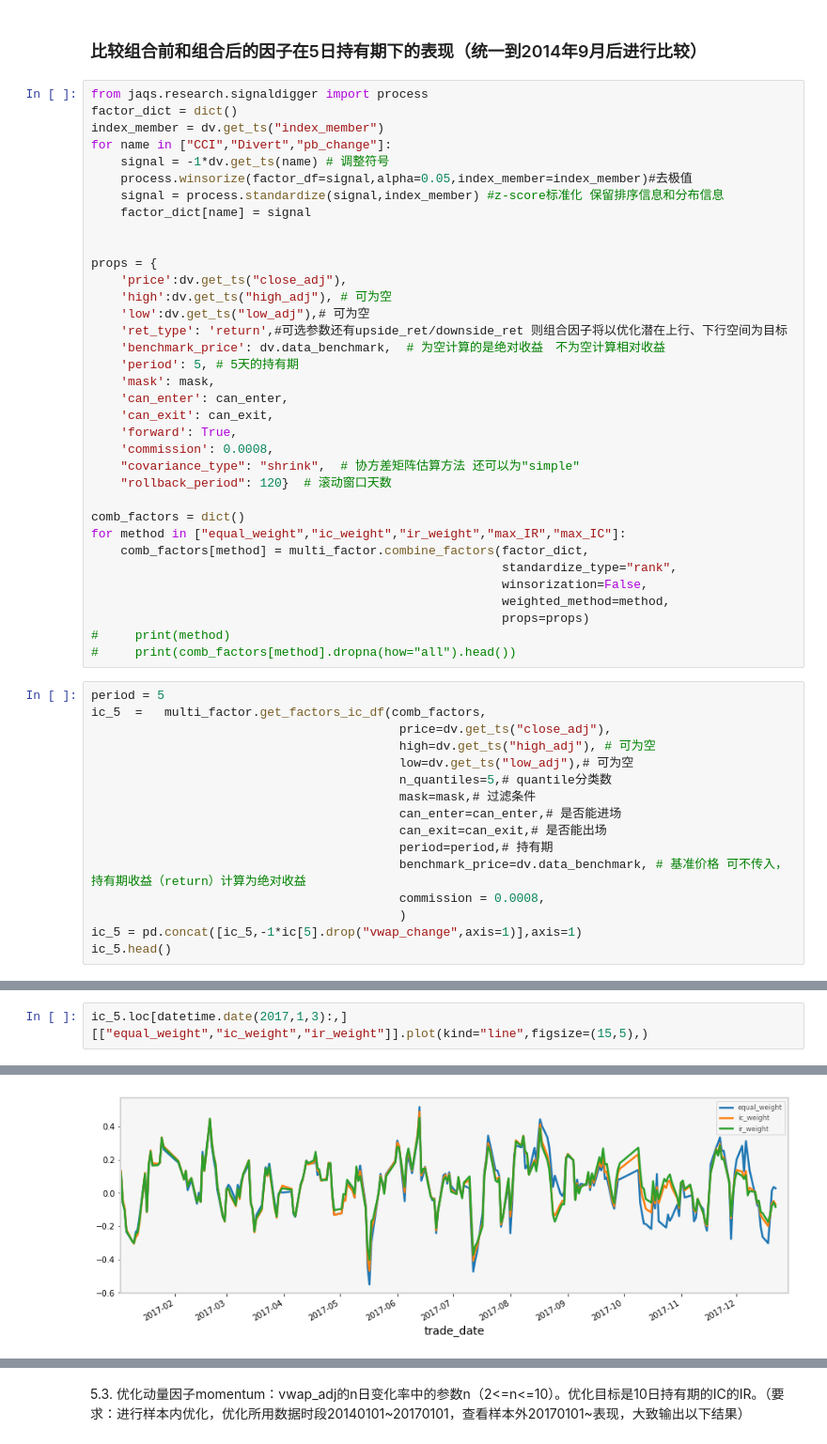
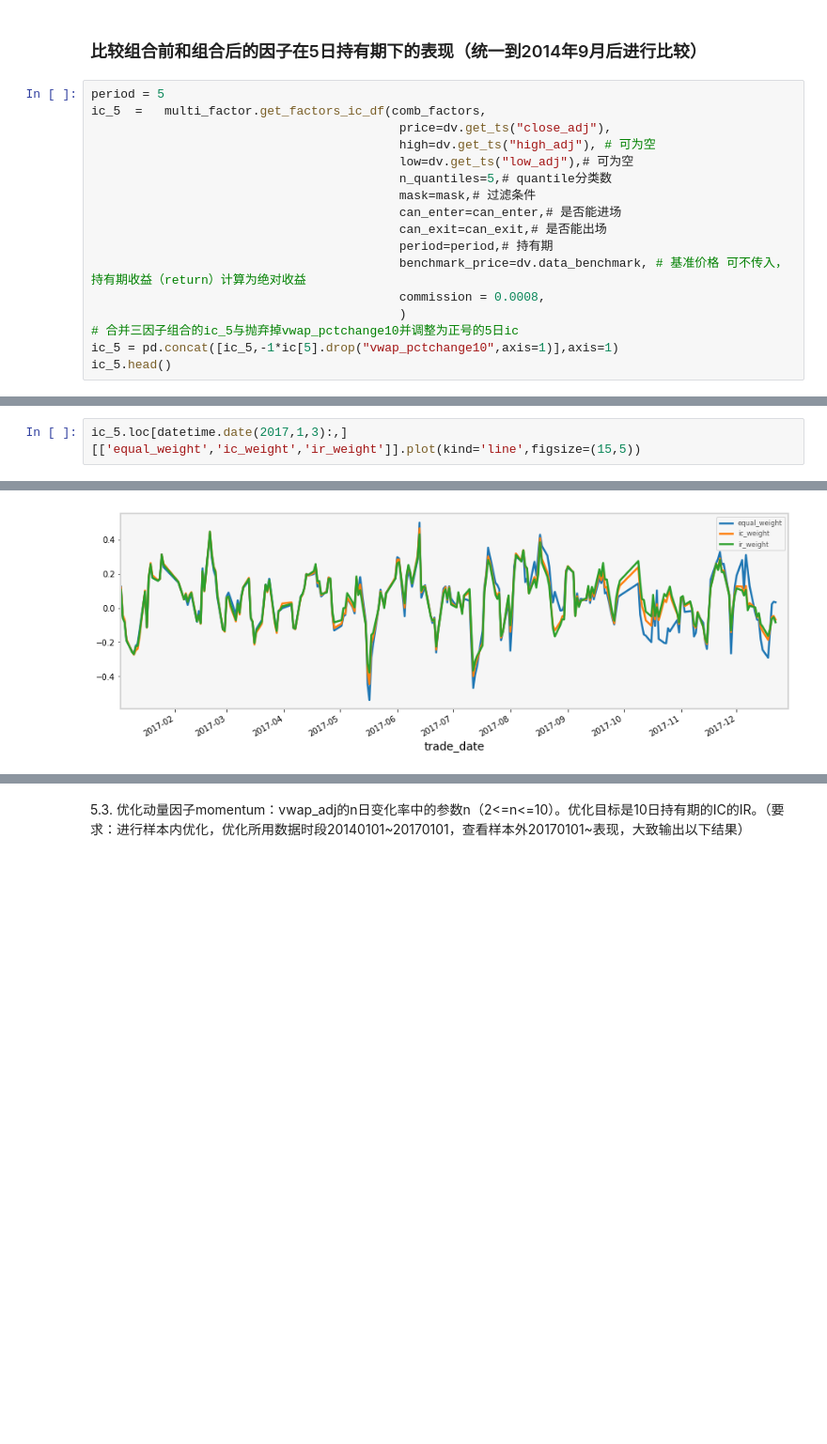
Before and after one commit to yingxiaoGuo/quant-homework-, a Jupyter notebook: 2、talib、数据处理与jaqs相关试题.ipynb, the cells around one changed output, grey strips where cells are left out. Shown at 94% size. Cells and saved outputs as stored; diff of their text form; blank space fills up the shorter version.

```diff
--- a/2、talib、数据处理与jaqs相关试题.ipynb
+++ b/2、talib、数据处理与jaqs相关试题.ipynb
@@ -467,40 +478,5 @@ ir_table.plot(kind="barh",figsize=(15,5))
 # %% [markdown]
 ### 比较组合前和组合后的因子在5日持有期下的表现（统一到2014年9月后进行比较）
-# %%
-from jaqs.research.signaldigger import process
-factor_dict = dict()
-index_member = dv.get_ts("index_member")
-for name in ["CCI","Divert","pb_change"]:
-    signal = -1*dv.get_ts(name) # 调整符号
-    process.winsorize(factor_df=signal,alpha=0.05,index_member=index_member)#去极值
-    signal = process.standardize(signal,index_member) #z-score标准化 保留排序信息和分布信息
-    factor_dict[name] = signal
-
-
-props = {
-    'price':dv.get_ts("close_adj"),
-    'high':dv.get_ts("high_adj"), # 可为空
-    'low':dv.get_ts("low_adj"),# 可为空
-    'ret_type': 'return',#可选参数还有upside_ret/downside_ret 则组合因子将以优化潜在上行、下行空间为目标
-    'benchmark_price': dv.data_benchmark,  # 为空计算的是绝对收益　不为空计算相对收益
-    'period': 5, # 5天的持有期
-    'mask': mask,
-    'can_enter': can_enter,
-    'can_exit': can_exit,
-    'forward': True,
-    'commission': 0.0008,
-    "covariance_type": "shrink",  # 协方差矩阵估算方法 还可以为"simple"
-    "rollback_period": 120}  # 滚动窗口天数
-
-comb_factors = dict()
-for method in ["equal_weight","ic_weight","ir_weight","max_IR","max_IC"]:
-    comb_factors[method] = multi_factor.combine_factors(factor_dict,
-                                                        standardize_type="rank",
-                                                        winsorization=False,
-                                                        weighted_method=method,
-                                                        props=props)
-#     print(method)
-#     print(comb_factors[method].dropna(how="all").head())
 # %%
 period = 5
 ic_5  =   multi_factor.get_factors_ic_df(comb_factors,
@@ -515,5 +491,6 @@ ic_5  =   multi_factor.get_factors_ic_df(comb_factors,
                                           benchmark_price=dv.data_benchmark, # 基准价格 可不传入，持有期收益（return）计算为绝对收益
                                           commission = 0.0008,
                                           )
-ic_5 = pd.concat([ic_5,-1*ic[5].drop("vwap_change",axis=1)],axis=1)
+# 合并三因子组合的ic_5与抛弃掉vwap_pctchange10并调整为正号的5日ic
+ic_5 = pd.concat([ic_5,-1*ic[5].drop("vwap_pctchange10",axis=1)],axis=1)
 ic_5.head()
@@ -565,5 +555,5 @@ ic_5[["equal_weight","ic_weight","ir_weight"]].plot(kind="line",figsize=(15,5),)
 # %%
-ic_5.loc[datetime.date(2017,1,3):,][["equal_weight","ic_weight","ir_weight"]].plot(kind="line",figsize=(15,5),)
+ic_5.loc[datetime.date(2017,1,3):,][['equal_weight','ic_weight','ir_weight']].plot(kind='line',figsize=(15,5))
 # %% [output]
 <matplotlib.axes._subplots.AxesSubplot at 0x...>
-[figure, old version]
+[figure, new version]
```
Also changed, not shown: parts of 30 cells of this notebook, 5 other files.
